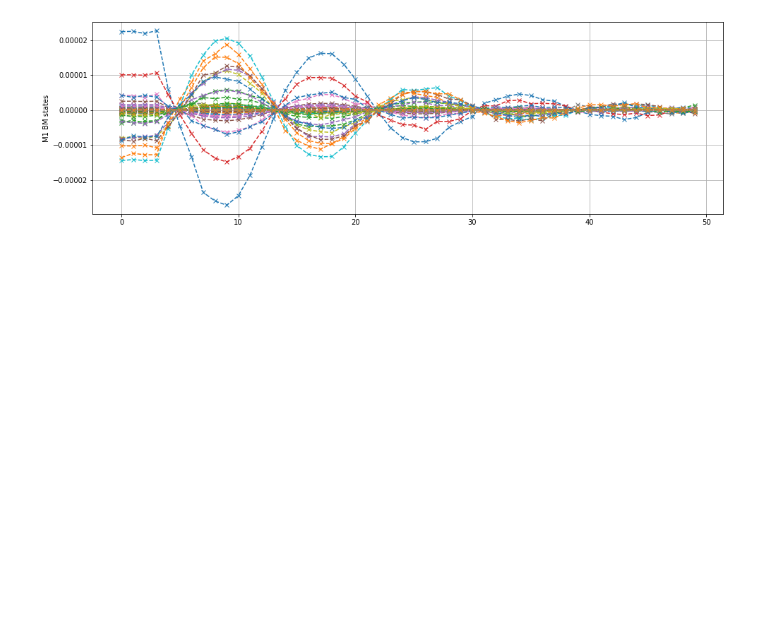
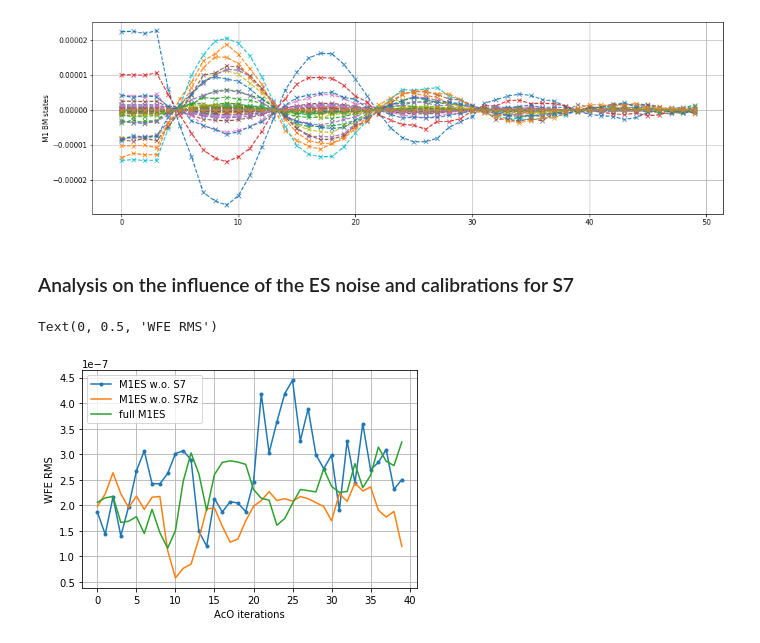
Before and after one commit to rconan/SIMCEO, a Jupyter notebook: shwfs_es.ipynb, the cells around one changed output. Cells and saved outputs as stored; diff of their text form; code cells hidden in the pictures; blank space fills up the shorter version.

```diff
--- a/shwfs_es.ipynb
+++ b/shwfs_es.ipynb
@@ -386,3 +342,5 @@ ptools.plot_states(sim.logs.entries['wfs48']['M12_RBM'].timeSeries, n_bm)
 # %% [output]
 [figure]
 [figure]
+# %% [markdown]
+### Analysis on the influence of the ES noise and calibrations for S7
@@ -388,0 +356,18 @@ ptools.plot_states(sim.logs.entries['wfs48']['M12_RBM'].timeSeries, n_bm)
+# %%
+import matplotlib.pyplot as plt
+last = 40
+#plt.plot(De36wfe[-last:],label='Noiseless M1ES w.o. S7')
+#plt.plot(De41wfe[-last:],label='Noiseless M1ES w.o. S7Rz')
+#plt.plot(De42wfe[-last:],label='Noiseless full M1ES')
+plt.plot(De36wfe_n[-last:],'.-',label='M1ES w.o. S7')
+#plt.plot(De36wfe_n1[-last:],'x-',label='M1ES w.o. S7')
+#plt.plot(De36wfe_n2[-last:],'+-',label='M1ES w.o. S7')
+plt.plot(De41wfe_n[-last:],label='M1ES w.o. S7Rz')
+plt.plot(De42wfe_n[-last:],label='full M1ES')
+plt.legend()
+plt.grid()
+plt.xlabel('AcO iterations')
+plt.ylabel('WFE RMS')
+# %% [output]
+Text(0, 0.5, 'WFE RMS')
+[figure, added]
```
Also changed, not shown: parts of 12 cells of this notebook, 5 other files.
